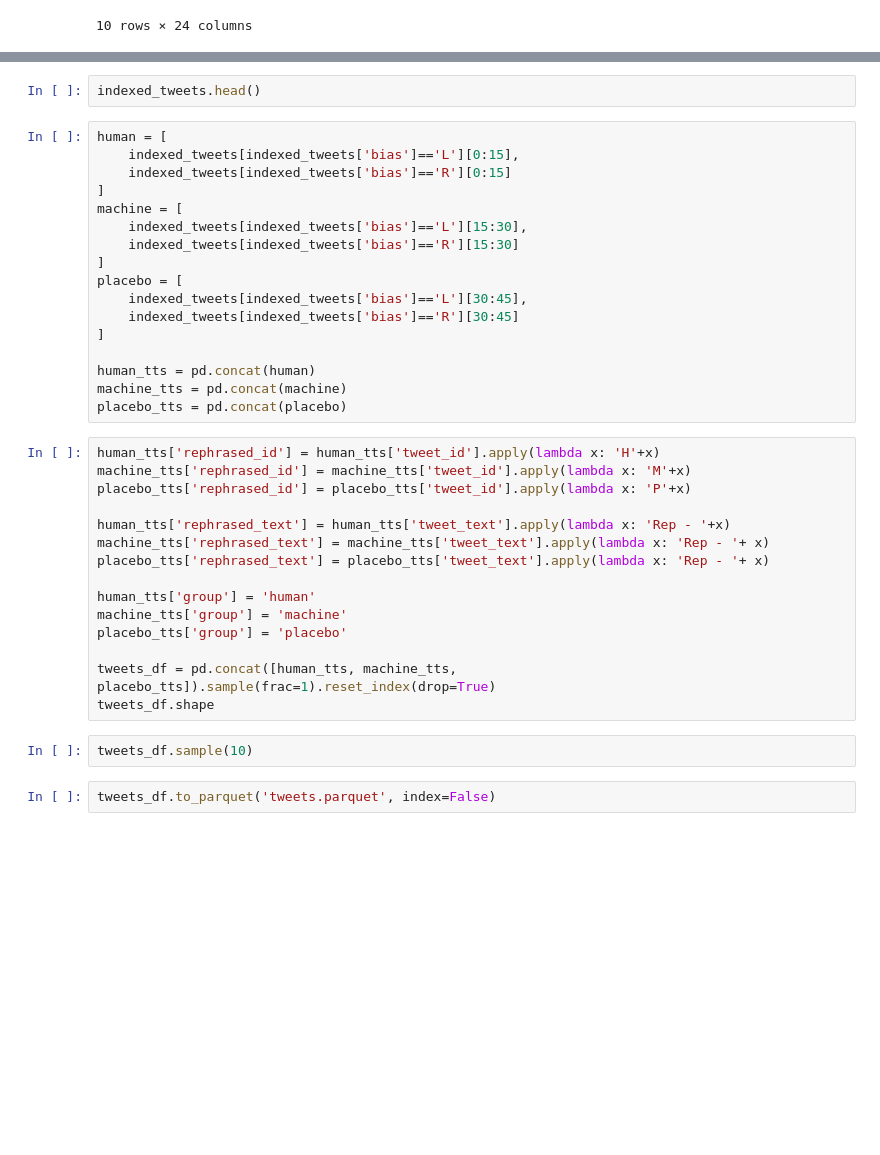
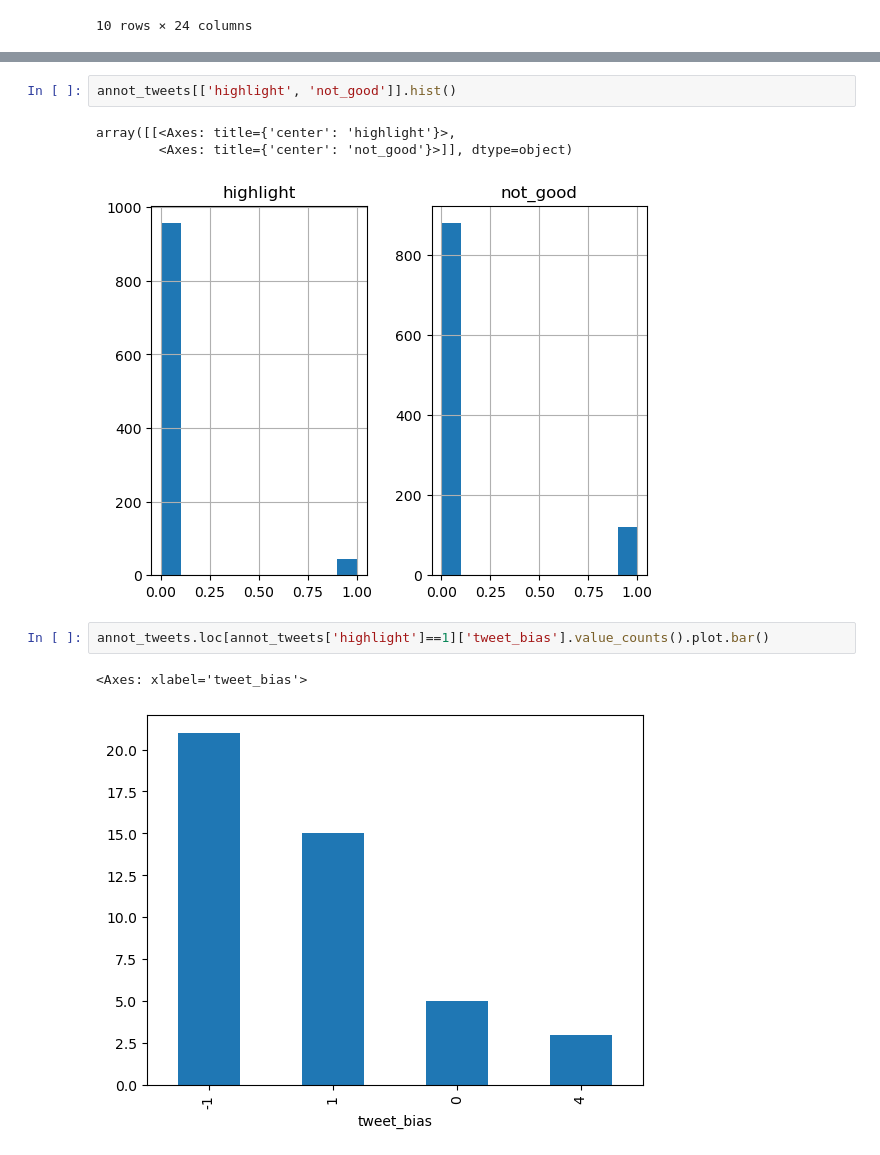
Before and after one commit to lucasraniere/tweet-labeling-tool, a Jupyter notebook: data/data_view.ipynb, the cells around one changed output, grey strips where cells are left out. Saved outputs shown, nothing was run; the diff lists cells and outputs as text; blank space fills up the shorter version.

Commit message:
finish labeling, updating db, parquet file and analysis

```diff
--- a/data/data_view.ipynb
+++ b/data/data_view.ipynb
@@ -79,38 +42,11 @@ indexed_tweets = pd.DataFrame.from_records(tweets)
-# %%
-indexed_tweets.head()
-# %%
-human = [
-    indexed_tweets[indexed_tweets['bias']=='L'][0:15],
-    indexed_tweets[indexed_tweets['bias']=='R'][0:15]
-]
-machine = [
-    indexed_tweets[indexed_tweets['bias']=='L'][15:30],
-    indexed_tweets[indexed_tweets['bias']=='R'][15:30]
-]
-placebo = [
-    indexed_tweets[indexed_tweets['bias']=='L'][30:45],
-    indexed_tweets[indexed_tweets['bias']=='R'][30:45]
-]
-
-human_tts = pd.concat(human)
-machine_tts = pd.concat(machine)
-placebo_tts = pd.concat(placebo)
-# %%
-human_tts['rephrased_id'] = human_tts['tweet_id'].apply(lambda x: 'H'+x)
-machine_tts['rephrased_id'] = machine_tts['tweet_id'].apply(lambda x: 'M'+x)
-placebo_tts['rephrased_id'] = placebo_tts['tweet_id'].apply(lambda x: 'P'+x)
-
-human_tts['rephrased_text'] = human_tts['tweet_text'].apply(lambda x: 'Rep - '+x)
-machine_tts['rephrased_text'] = machine_tts['tweet_text'].apply(lambda x: 'Rep - '+ x)
-placebo_tts['rephrased_text'] = placebo_tts['tweet_text'].apply(lambda x: 'Rep - '+ x)
-
-human_tts['group'] = 'human'
-machine_tts['group'] = 'machine'
-placebo_tts['group'] = 'placebo'
-
-tweets_df = pd.concat([human_tts, machine_tts, placebo_tts]).sample(frac=1).reset_index(drop=True)
-tweets_df.shape
-# %%
-tweets_df.sample(10)
-# %%
-tweets_df.to_parquet('tweets.parquet', index=False)
+# %%
+annot_tweets[['highlight', 'not_good']].hist()
+# %% [output]
+array([[<Axes: title={'center': 'highlight'}>,
+        <Axes: title={'center': 'not_good'}>]], dtype=object)
+[figure, added]
+# %%
+annot_tweets.loc[annot_tweets['highlight']==1]['tweet_bias'].value_counts().plot.bar()
+# %% [output]
+<Axes: xlabel='tweet_bias'>
+[figure, added]
```
Also changed, not shown: parts of 15 cells of this notebook, 2 other files.
